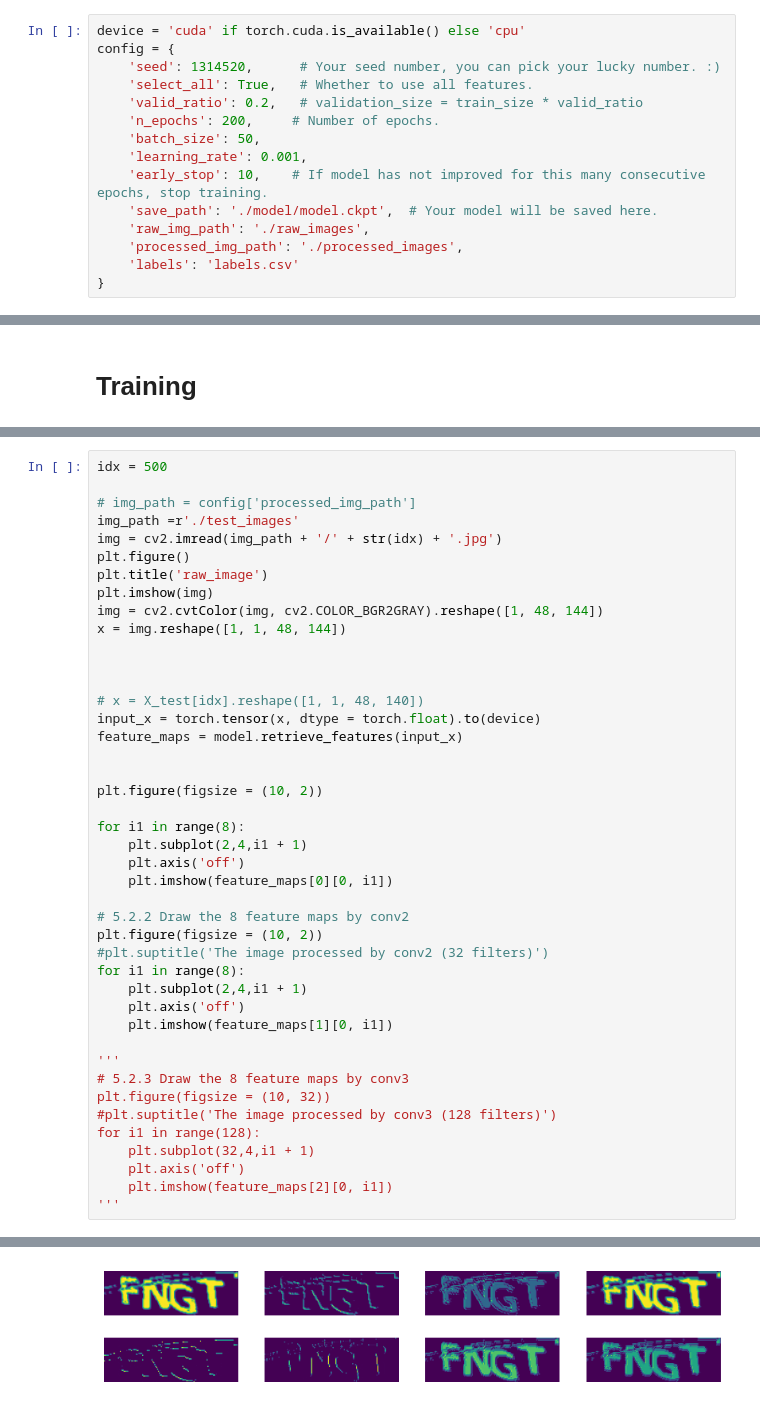
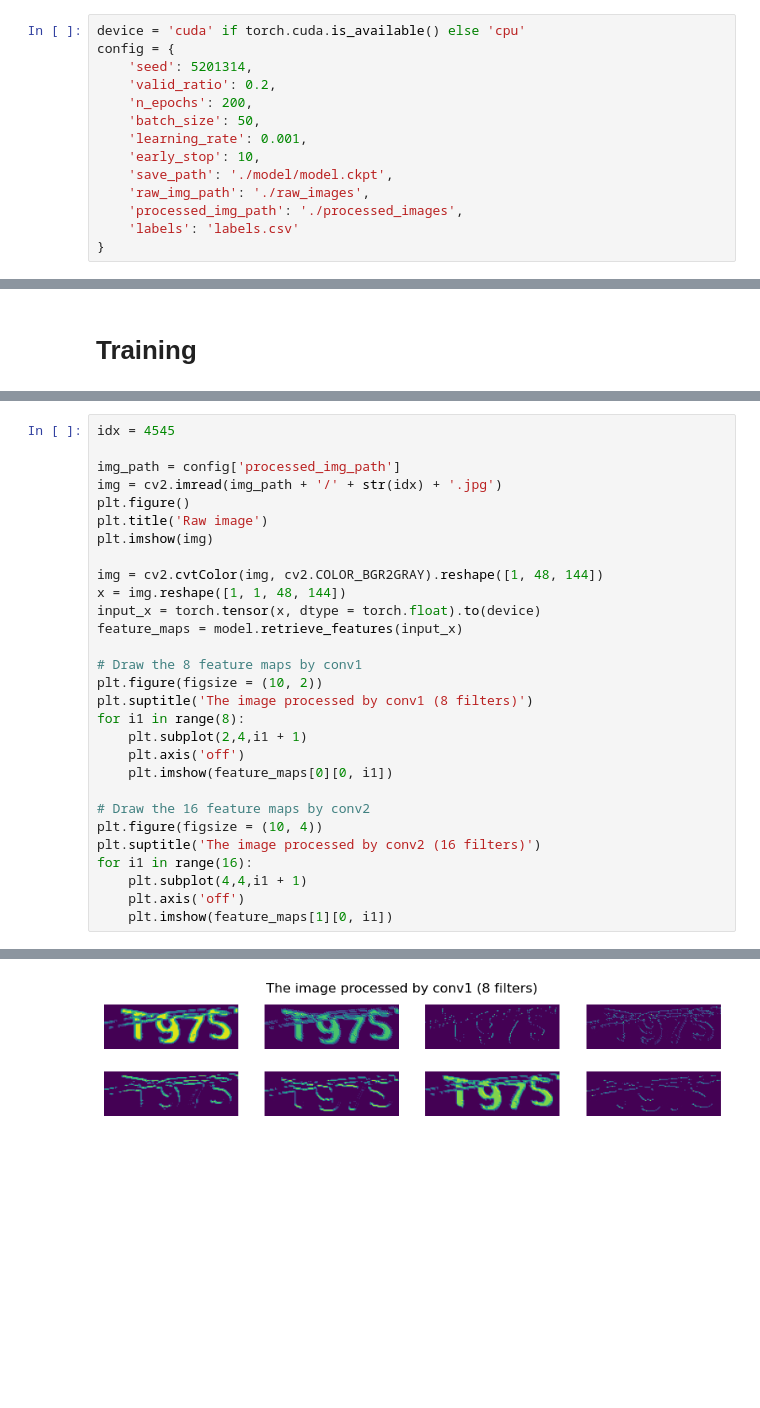
Before and after one commit to EricMiao01/Captcha_Solver, a Jupyter notebook: captcha_verify.ipynb, the cells around one changed output, grey strips where cells are left out. Saved outputs shown, nothing was run; the diff lists cells and outputs as text; blank space fills up the shorter version.

```diff
--- a/captcha_verify.ipynb
+++ b/captcha_verify.ipynb
@@ -33,14 +33,13 @@ from sklearn.model_selection import train_test_split
 # %%
 device = 'cuda' if torch.cuda.is_available() else 'cpu'
 config = {
-    'seed': 1314520,      # Your seed number, you can pick your lucky number. :)
-    'select_all': True,   # Whether to use all features.
-    'valid_ratio': 0.2,   # validation_size = train_size * valid_ratio
-    'n_epochs': 200,     # Number of epochs.
+    'seed': 5201314,
+    'valid_ratio': 0.2,
+    'n_epochs': 200,
     'batch_size': 50,
     'learning_rate': 0.001,
-    'early_stop': 10,    # If model has not improved for this many consecutive epochs, stop training.
-    'save_path': './model/model.ckpt',  # Your model will be saved here.
+    'early_stop': 10,
+    'save_path': './model/model.ckpt',
     'raw_img_path': './raw_images',
     'processed_img_path': './processed_images',
     'labels': 'labels.csv'
@@ -315,44 +336,30 @@ Reusing TensorBoard on port 6006 (pid 3280), started 1 day, 12:57:49 ago. (Use '
 # %%
-idx = 500
+idx = 4545
 
-# img_path = config['processed_img_path']
-img_path =r'./test_images'
+img_path = config['processed_img_path']
 img = cv2.imread(img_path + '/' + str(idx) + '.jpg')
 plt.figure()
-plt.title('raw_image')
+plt.title('Raw image')
 plt.imshow(img)
+
 img = cv2.cvtColor(img, cv2.COLOR_BGR2GRAY).reshape([1, 48, 144])
 x = img.reshape([1, 1, 48, 144])
-
-
-
-# x = X_test[idx].reshape([1, 1, 48, 140])
 input_x = torch.tensor(x, dtype = torch.float).to(device)
 feature_maps = model.retrieve_features(input_x)
 
-
+# Draw the 8 feature maps by conv1
 plt.figure(figsize = (10, 2))
-
+plt.suptitle('The image processed by conv1 (8 filters)')
 for i1 in range(8):
     plt.subplot(2,4,i1 + 1)
     plt.axis('off')
     plt.imshow(feature_maps[0][0, i1])
 
-# 5.2.2 Draw the 8 feature maps by conv2
-plt.figure(figsize = (10, 2))
-#plt.suptitle('The image processed by conv2 (32 filters)')
-for i1 in range(8):
-    plt.subplot(2,4,i1 + 1)
+# Draw the 16 feature maps by conv2
+plt.figure(figsize = (10, 4))
+plt.suptitle('The image processed by conv2 (16 filters)')
+for i1 in range(16):
+    plt.subplot(4,4,i1 + 1)
     plt.axis('off')
     plt.imshow(feature_maps[1][0, i1])
-
-'''
-# 5.2.3 Draw the 8 feature maps by conv3
-plt.figure(figsize = (10, 32))
-#plt.suptitle('The image processed by conv3 (128 filters)')
-for i1 in range(128):
-    plt.subplot(32,4,i1 + 1)
-    plt.axis('off')
-    plt.imshow(feature_maps[2][0, i1])
-'''
 # %% [output]
@@ -361 +367 @@ for i1 in range(128):
-[figure, old version]
+[figure, new version]
```
Also changed, not shown: parts of 7 cells of this notebook, 42 other files.
